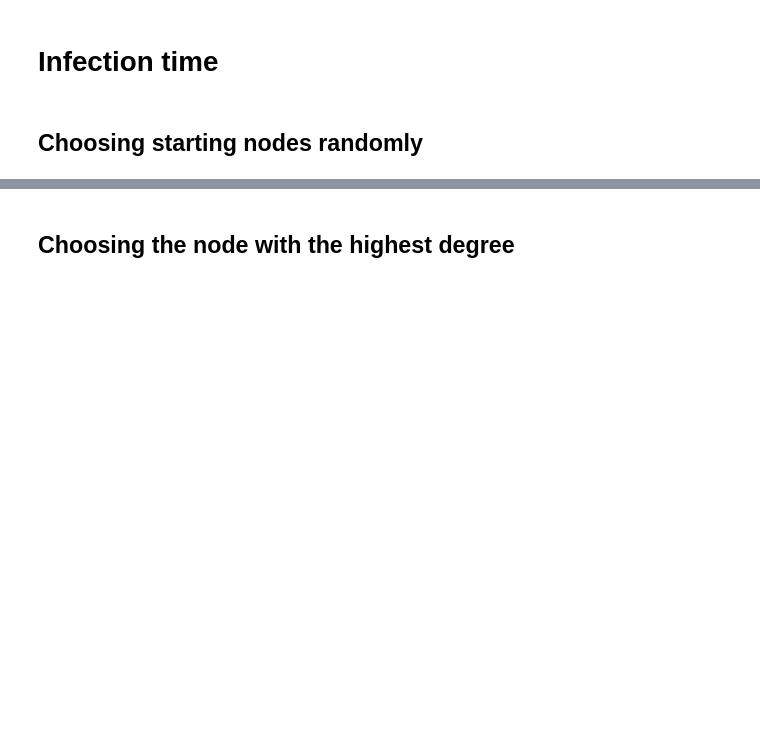
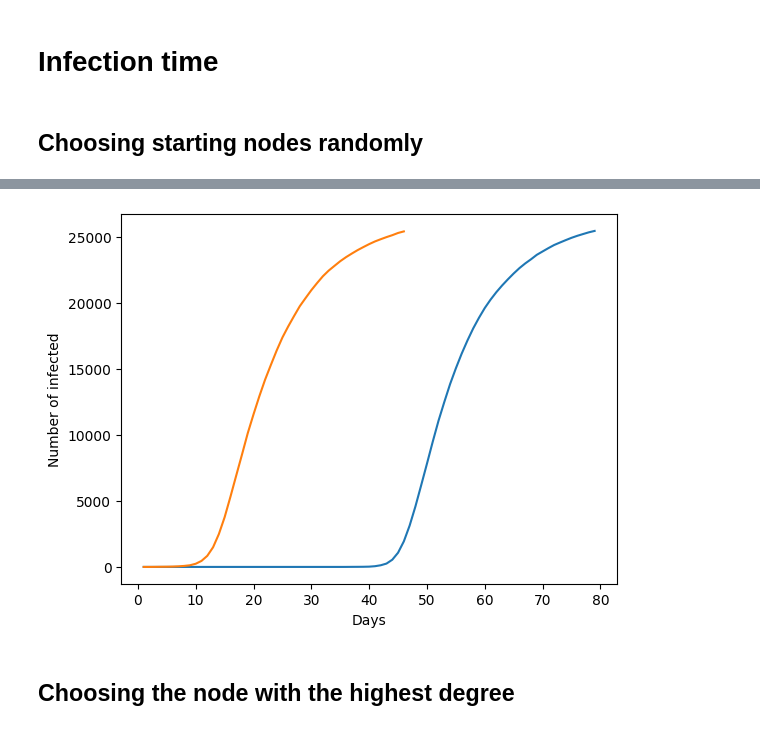
Before and after one commit to RichardKentos/hiv-project, a Jupyter notebook: SI.ipynb, the cells around one changed output, grey strips where cells are left out. Drawn from its saved outputs; the diff is of its cells as text; code cells hidden in the pictures; blank space fills up the shorter version.

```diff
--- a/SI.ipynb
+++ b/SI.ipynb
@@ -8,12 +9,12 @@ import pandas as pd
 # to I with probability beta.
 def si(G, infected_nodes, beta, vaccinated=[]):
    new_infected = infected_nodes.copy()
-   # vulnerable_neighbors_of_i = {n for infected_node in infected_nodes for n in G.neighbors(infected_node)} # Typeof = set
+   vulnerable_neighbors_of_infected = {n for infected_node in infected_nodes for n in G.neighbors(infected_node)} # Typeof = set
    # vulnerable_neighbors_of_infected = [n for infected_node in infected_nodes for n in G.neighbors(infected_node)] # Typeof = list
-   vulnerable_neighbors_of_infected = []
-   for infected_node in infected_nodes:
-      for n in G.neighbors(infected_node):
-         vulnerable_neighbors_of_infected.append(n)
+   # vulnerable_neighbors_of_infected = []
+   # for infected_node in infected_nodes:
+   #    for n in G.neighbors(infected_node):
+   #       vulnerable_neighbors_of_infected.append(n)
    for vulnerable_node in vulnerable_neighbors_of_infected:
       if random.random() < beta and vulnerable_node not in vaccinated:
          new_infected.add(vulnerable_node)
@@ -57,6 +58,14 @@ Number of females: 11471
 # %% [markdown]
 ## Choosing starting nodes randomly
 # %%
+def si(G, infected_nodes, beta, vaccinated=[]):
+   new_infected = infected_nodes.copy()
+   vulnerable_neighbors_of_infected = {n for infected_node in infected_nodes for n in G.neighbors(infected_node)} # Typeof = set
+   for vulnerable_node in vulnerable_neighbors_of_infected:
+      if random.random() < beta and vulnerable_node not in vaccinated:
+         new_infected.add(vulnerable_node)
+   return new_infected
+
 # Run the model for different beta values = spreading rates
 for beta in (0.05, 0.1, 0.2):
    # Run it 10 times for each beta value
@@ -78,16 +87,48 @@ Beta = 0.20, avg steps to 80% infection: 19.60 days.
 # %%
+def si(G, infected_nodes, beta, vaccinated=[]):
+   new_infected = infected_nodes.copy()
+   vulnerable_neighbors_of_infected = []
+   for infected_node in infected_nodes:
+      for n in G.neighbors(infected_node):
+         vulnerable_neighbors_of_infected.append(n)
+   for vulnerable_node in vulnerable_neighbors_of_infected:
+      if random.random() < beta and vulnerable_node not in vaccinated:
+         new_infected.add(vulnerable_node)
+   return new_infected
+
 # Run the model for different beta values = spreading rates
-for beta in (0.05, 0.1, 0.2):
-   # Run it 10 times for each beta value
-   ts_to_infect = []
-   for _ in range(50):
-      # Pick the initial infected set
-      i_nodes = set(random.sample(sorted(set(Gcc.nodes)), 1))
-      # Run until we infected the entire network
-      t = 0
-      while (len(i_nodes) / len(Gcc.nodes)) < 0.8:
-         i_nodes = si(Gcc, i_nodes, beta)
-         t += 1
-      ts_to_infect.append(t)
-   print("Beta = %1.2f, avg steps to 80%% infection: %1.2f days." % (beta, sum(ts_to_infect) / len(ts_to_infect)))
+time = []
+numberOfInfected = []
+timeVaccination = []
+numberOfInfectedVaccination = []
+# for beta in (0.05, 0.1, 0.2):
+beta=0.1
+# Run it 10 times for each beta value
+ts_to_infect = []
+# for _ in range(5):
+   # Pick the initial infected set
+i_nodes = set(random.sample(sorted(set(Gcc.nodes)), 1))
+infectedvaccination_nodes = set(random.sample(sorted(set(Gcc.nodes)), 1))
+# Run until we infected the network
+t = 0
+while (len(i_nodes) / len(Gcc.nodes)) < 0.95:
+   i_nodes = si(Gcc, i_nodes, beta)
+   t += 1
+   time.append(t)
+   numberOfInfected.append(len(i_nodes))
+t = 0
+while (len(infectedvaccination_nodes) / len(Gcc.nodes)) < 0.95:
+      infectedvaccination_nodes = si(Gcc, infectedvaccination_nodes, beta, [list(Gcc.nodes)[list(Gcc.nodes).index(800)],list(Gcc.nodes)[list(Gcc.nodes).index(289)],list(Gcc.nodes)[list(Gcc.nodes).index(0)]])
+      t += 1
+      timeVaccination.append(t)
+      numberOfInfectedVaccination.append(len(infectedvaccination_nodes))
+ts_to_infect.append(t)
+print("Beta = %1.2f, avg steps to 80%% infection: %1.2f days." % (beta, sum(ts_to_infect) / len(ts_to_infect)))
+
+
+plt.plot(time,numberOfInfected)
+plt.plot(timeVaccination,numberOfInfectedVaccination)
+plt.ylabel('Number of infected') # should be changed to % of infectable, since we will introduce vaccination later on.
+plt.xlabel('Days')
+plt.show()
 # %% [output]
@@ -97,3 +136,4 @@ Beta = 0.20, avg steps to 80% infection: 20.30 days.
+[figure, added]
 # %% [markdown]
 ## Choosing the node with the highest degree
 # %%
```
Also changed, not shown: parts of 10 cells of this notebook.
